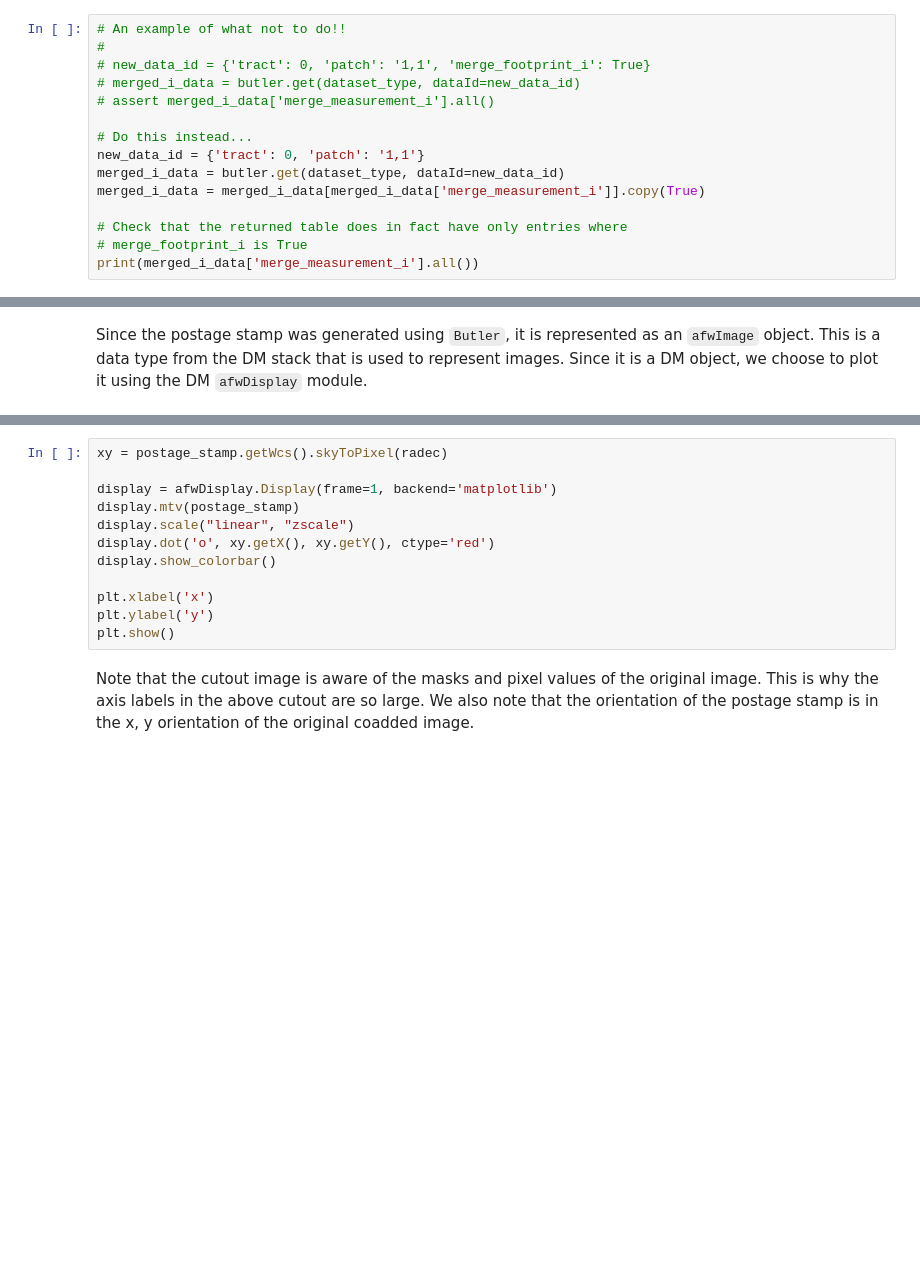
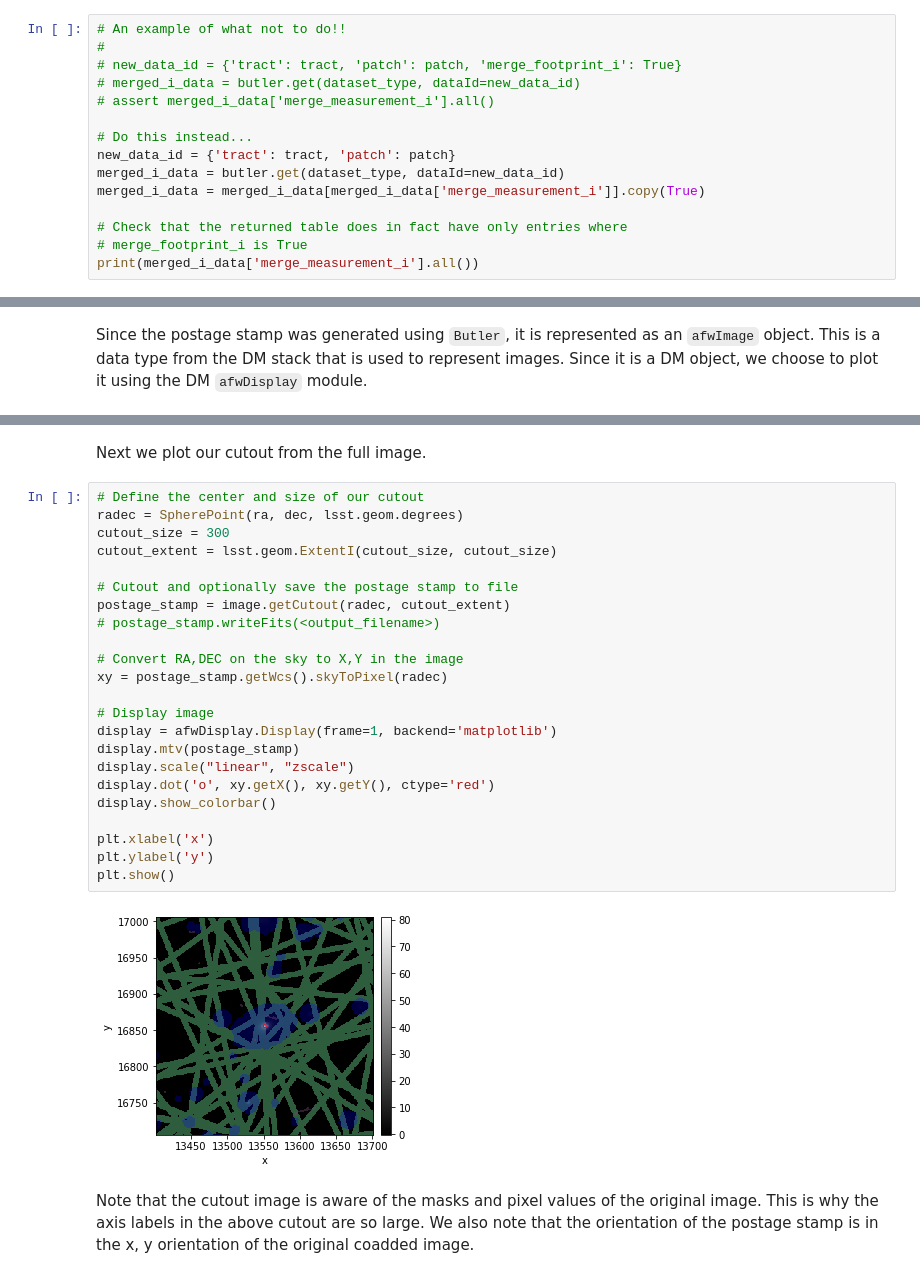
Before and after one commit to LSSTScienceCollaborations/StackClub, a Jupyter notebook: Basics/ButlerTutorial.ipynb, the cells around one changed output, grey strips where cells are left out. Saved outputs shown, nothing was run; the diff lists cells and outputs as text; blank space fills up the shorter version.

```diff
--- a/Basics/ButlerTutorial.ipynb
+++ b/Basics/ButlerTutorial.ipynb
@@ -76,12 +143,12 @@ Here is an example of the correct way to select data from the returned table:
 # %%
 # An example of what not to do!!
 #
-# new_data_id = {'tract': 0, 'patch': '1,1', 'merge_footprint_i': True}
+# new_data_id = {'tract': tract, 'patch': patch, 'merge_footprint_i': True}
 # merged_i_data = butler.get(dataset_type, dataId=new_data_id)
 # assert merged_i_data['merge_measurement_i'].all()
 
 # Do this instead...
-new_data_id = {'tract': 0, 'patch': '1,1'}
+new_data_id = {'tract': tract, 'patch': patch}
 merged_i_data = butler.get(dataset_type, dataId=new_data_id)
 merged_i_data = merged_i_data[merged_i_data['merge_measurement_i']].copy(True)
 
@@ -133,14 +243,29 @@ Since the postage stamp was generated using `Butler`, it is represented as an `a
+# %% [markdown]
+Next we plot our cutout from the full image.
 # %%
+# Define the center and size of our cutout
+radec = SpherePoint(ra, dec, lsst.geom.degrees)
+cutout_size = 300
+cutout_extent = lsst.geom.ExtentI(cutout_size, cutout_size)
+
+# Cutout and optionally save the postage stamp to file
+postage_stamp = image.getCutout(radec, cutout_extent)
+# postage_stamp.writeFits(<output_filename>)
+
+# Convert RA,DEC on the sky to X,Y in the image
 xy = postage_stamp.getWcs().skyToPixel(radec)
 
+# Display image
 display = afwDisplay.Display(frame=1, backend='matplotlib')
 display.mtv(postage_stamp)
 display.scale("linear", "zscale")
 display.dot('o', xy.getX(), xy.getY(), ctype='red')
 display.show_colorbar()
 
 plt.xlabel('x')
 plt.ylabel('y')
 plt.show()
+# %% [output]
+[figure, added]
 # %% [markdown]
 Note that the cutout image is aware of the masks and pixel values of the original image. This is why the axis labels in the above cutout are so large. We also note that the orientation of the postage stamp is in the x, y orientation of the original coadded image.
```
Also changed, not shown: parts of 29 cells of this notebook.
